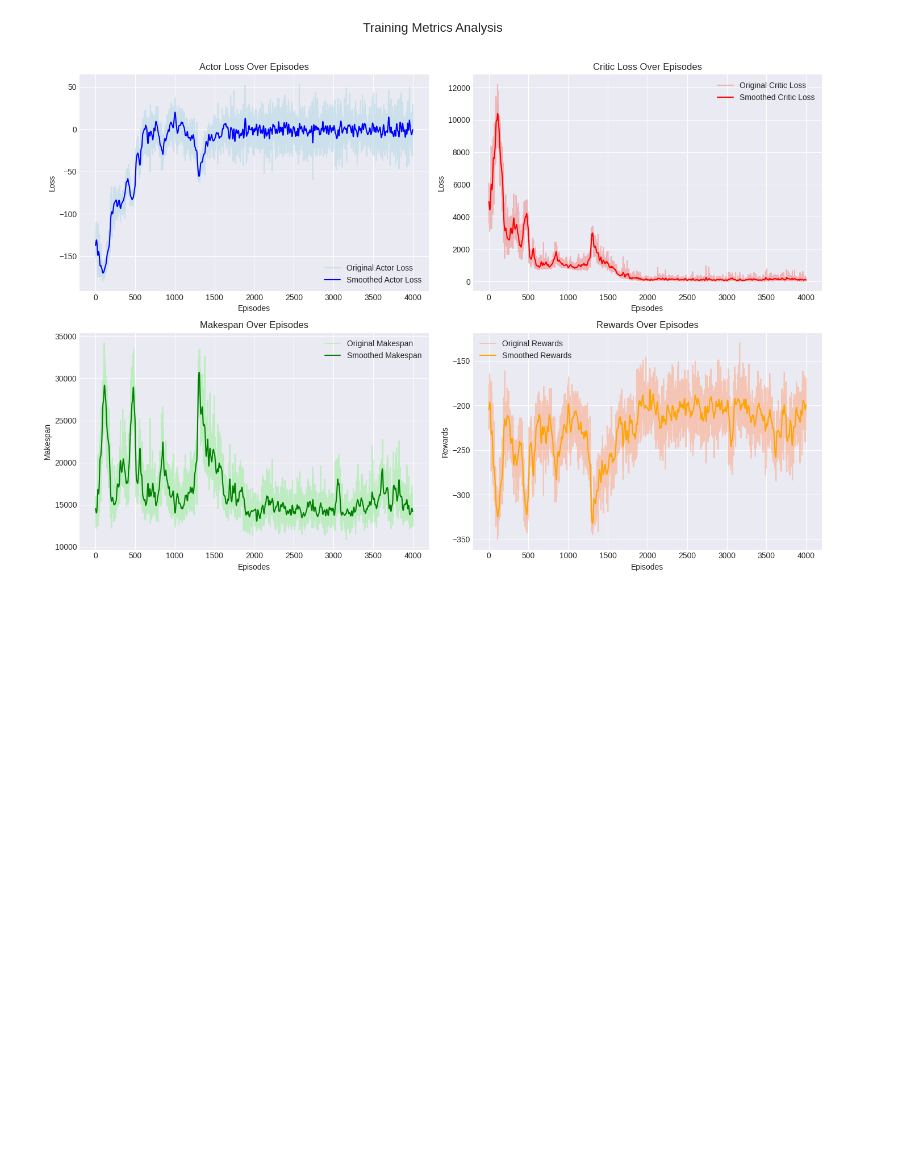
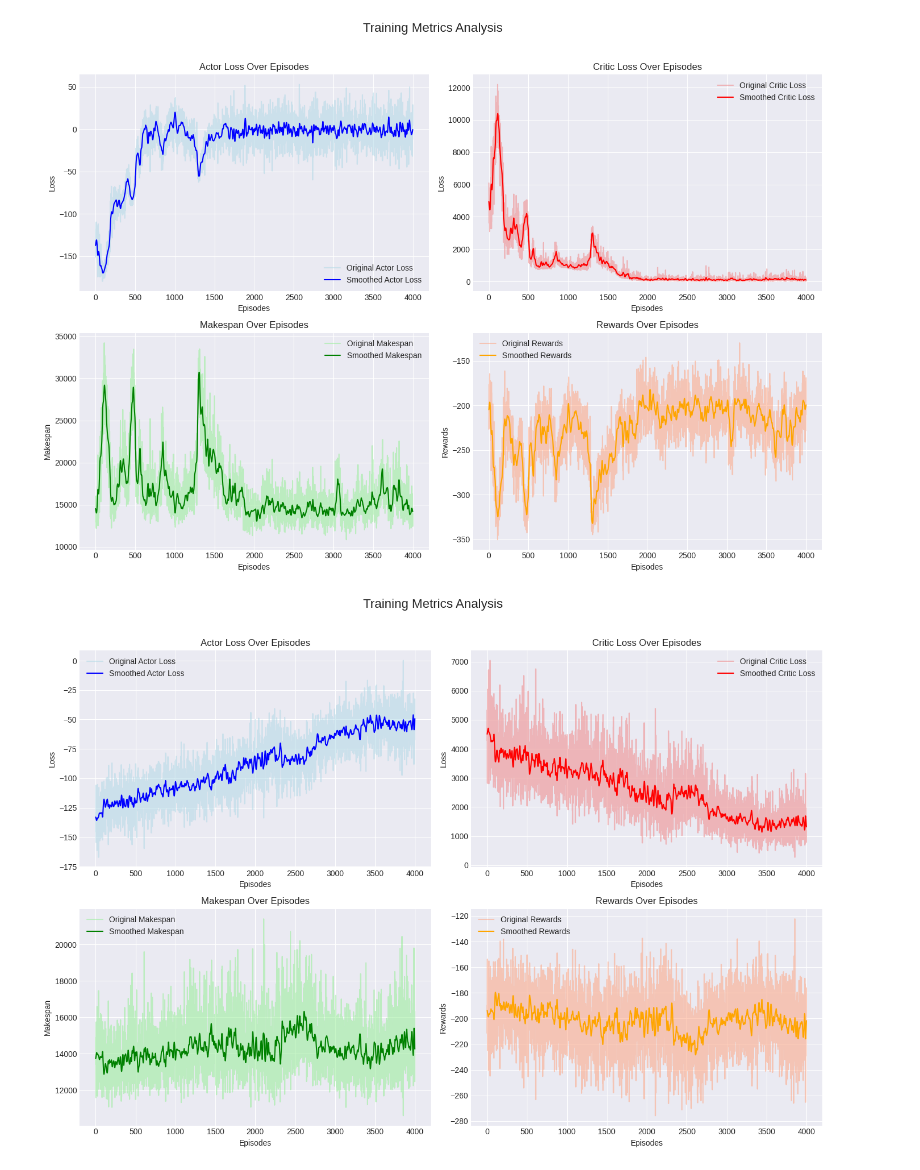
Before and after one commit to laijunren/A2C-LSTM-with-Graph-and-Pricing-Enhancements-for-Real-Time-AGV-Scheduling, a Jupyter notebook: code_RL/vis.ipynb, the cells around one changed output. Drawn from its saved outputs; the diff is of its cells as text; code cells hidden in the pictures; blank space fills up the shorter version.

Commit message:
update A2C_LSTM_GCN&DATA

```diff
--- a/code_RL/vis.ipynb
+++ b/code_RL/vis.ipynb
@@ -690,3 +690,87 @@ plt.show()
 fig.savefig("training_metrics_analysis.png", dpi=300)
 # %% [output]
 [figure]
+# %%
+# Function to read data from a file
+import matplotlib.pyplot as plt
+import numpy as np
+from scipy.ndimage import gaussian_filter1d
+
+def read_data(file_path):
+    with open(file_path, 'r') as file:
+        data = [float(line.strip()) for line in file]
+    return data
+
+# Function to smooth data using Gaussian filter
+def smooth_data(data, sigma=5):
+    return gaussian_filter1d(data, sigma=sigma)
+
+# File paths
+actor_loss_path = "/home/aaa/my_code/hospital-main/A2C_output/actor_loss_01_17_05_06.txt"
+critic_loss_path = "/home/aaa/my_code/hospital-main/A2C_output/critic_loss_01_17_05_06.txt"
+makespan_path = "/home/aaa/my_code/hospital-main/A2C_output/makespan_01_17_05_06.txt"
+rewards_path = "/home/aaa/my_code/hospital-main/A2C_output/rewards_01_17_05_06.txt"
+
+# Read data
+try:
+    actor_loss = read_data(actor_loss_path)
+    critic_loss = read_data(critic_loss_path)
+    makespan = read_data(makespan_path)
+    rewards = read_data(rewards_path)
+except Exception as e:
+    print(f"Error reading files: {e}")
+    exit()
+
+# Smooth data
+actor_loss_smooth = smooth_data(actor_loss)
+critic_loss_smooth = smooth_data(critic_loss)
+makespan_smooth = smooth_data(makespan)
+rewards_smooth = smooth_data(rewards)
+
+# Use seaborn style for a cleaner look
+plt.style.use("seaborn-v0_8-darkgrid")
+
+# Set up a figure with 2x2 subplots
+fig, axes = plt.subplots(2, 2, figsize=(14, 10))
+fig.suptitle("Training Metrics Analysis", fontsize=16)
+
+# Plot Actor Loss
+axes[0, 0].plot(actor_loss, label="Original Actor Loss", color='lightblue', alpha=0.5)
+axes[0, 0].plot(actor_loss_smooth, label="Smoothed Actor Loss", color='blue')
+axes[0, 0].set_title("Actor Loss Over Episodes")
+axes[0, 0].set_xlabel("Episodes")
+axes[0, 0].set_ylabel("Loss")
+axes[0, 0].legend()
+
+# Plot Critic Loss
+axes[0, 1].plot(critic_loss, label="Original Critic Loss", color='lightcoral', alpha=0.5)
+axes[0, 1].plot(critic_loss_smooth, label="Smoothed Critic Loss", color='red')
+axes[0, 1].set_title("Critic Loss Over Episodes")
+axes[0, 1].set_xlabel("Episodes")
+axes[0, 1].set_ylabel("Loss")
+axes[0, 1].legend()
+
+# Plot Makespan
+axes[1, 0].plot(makespan, label="Original Makespan", color='lightgreen', alpha=0.5)
+axes[1, 0].plot(makespan_smooth, label="Smoothed Makespan", color='green')
+axes[1, 0].set_title("Makespan Over Episodes")
+axes[1, 0].set_xlabel("Episodes")
+axes[1, 0].set_ylabel("Makespan")
+axes[1, 0].legend()
+
+# Plot Rewards
+axes[1, 1].plot(rewards, label="Original Rewards", color='lightsalmon', alpha=0.5)
+axes[1, 1].plot(rewards_smooth, label="Smoothed Rewards", color='orange')
+axes[1, 1].set_title("Rewards Over Episodes")
+axes[1, 1].set_xlabel("Episodes")
+axes[1, 1].set_ylabel("Rewards")
+axes[1, 1].legend()
+
+# Adjust layout
+plt.tight_layout(rect=[0, 0, 1, 0.96])  # Make room for the main title
+plt.show()
+
+# Save the figure
+fig.savefig("training_metrics_analysis.png", dpi=300)
+# %% [output]
+[figure, added]
```
Also changed, not shown: 11 other files.
